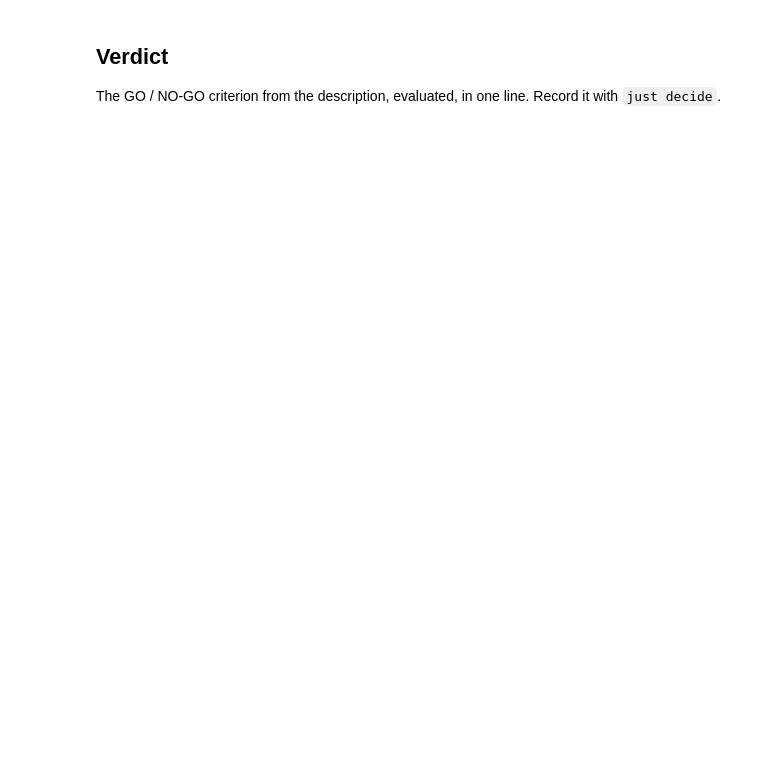
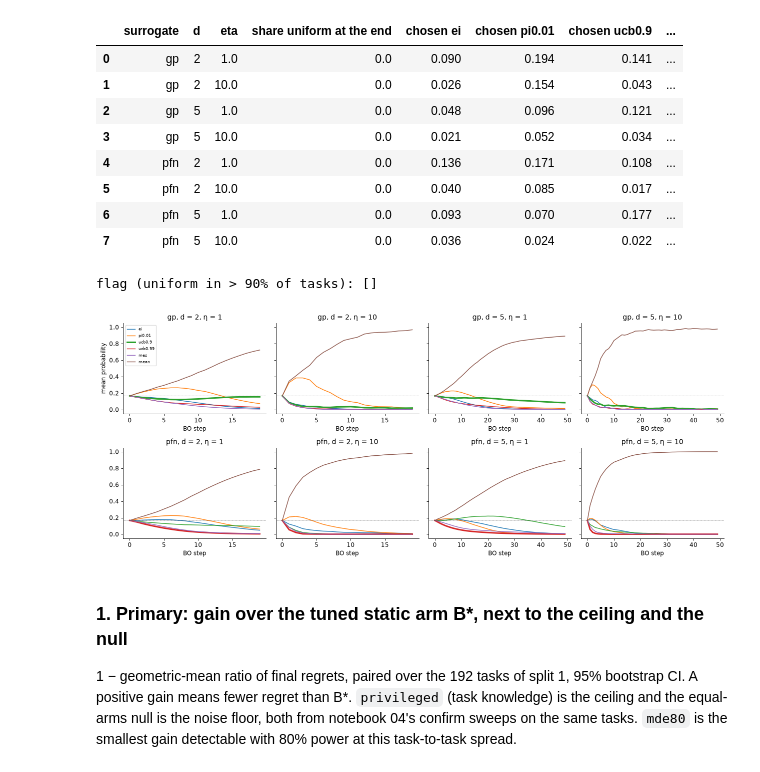
Before and after one commit to timruhkopf/anytime-acquisition, a Jupyter notebook: notebooks/05_2026-11-10_bbob_hedge.ipynb, the cells around one changed output. Drawn from its saved outputs; the diff is of its cells as text; code cells hidden in the pictures; blank space fills up the shorter version.

```diff
--- a/notebooks/05_2026-11-10_bbob_hedge.ipynb
+++ b/notebooks/05_2026-11-10_bbob_hedge.ipynb
@@ -75,7 +201,43 @@ show_header(snap)  # how it was run + configuration, generated from the snapshot
 # %%
-# Aggregates use DONE members only; n_failed / n_started / n_missing say what is not in them yet.
-summarize(snap.runs, "<metric>")
+HT = hsnap.table("hedge").merge(hsnap.runs[["member"]].assign(
+    d=column(hsnap, "task.d").values, surrogate=column(hsnap, "task.surrogate").values,
+    eta=column(hsnap, "task.hedge_eta").astype(float).values), on="member")
+members = HT.groupby(["surrogate", "d", "eta"]).size().index
+fig, axes = plt.subplots(2, 4, figsize=(15, 6), sharey=True)
+rows = []
+for ax, (s, d, eta) in zip(axes.ravel(), members):
+    h = HT[(HT.surrogate == s) & (HT.d == d) & (HT.eta == eta)]
+    for k, a in enumerate(ARMS):
+        m = h.groupby("step")[f"p/{a}"].mean()
+        ax.plot(m.index, m, color=f"C{k}", lw=2.5 if a == BSTAR[s] else 1.2, label=a)
+    ax.axhline(1 / 6, color="k", lw=0.5, ls=":")
+    ax.set(title=f"{s}, d = {d}, η = {eta:g}", xlabel="BO step")
+    last = h[h.step == h.step.max()]
+    P = last[[f"p/{a}" for a in ARMS]].to_numpy()
+    rows.append({"surrogate": s, "d": d, "eta": eta, "share uniform at the end": float((np.abs(P - 1 / 6) < 0.02).all(1).mean()),
+                 **{f"chosen {a}": float((h.chosen == a).mean()) for a in ARMS}})
+axes[0, 0].set_ylabel("mean probability")
+axes[0, 0].legend(fontsize=7)
+plt.tight_layout()
+CHECK = pd.DataFrame(rows)
+display(CHECK.round(3))
+print("flag (uniform in > 90% of tasks):", CHECK[CHECK["share uniform at the end"] > 0.9][["surrogate", "d", "eta"]].to_dict("records"))
+# %% [output]
+|  | surrogate | d | eta | share uniform at the end | chosen ei | chosen pi0.01 | chosen ucb0.9 | ... |
+| 0 | gp | 2 | 1.0 | 0.0 | 0.090 | 0.194 | 0.141 | ... |
+| 1 | gp | 2 | 10.0 | 0.0 | 0.026 | 0.154 | 0.043 | ... |
+| 2 | gp | 5 | 1.0 | 0.0 | 0.048 | 0.096 | 0.121 | ... |
+| 3 | gp | 5 | 10.0 | 0.0 | 0.021 | 0.052 | 0.034 | ... |
+| 4 | pfn | 2 | 1.0 | 0.0 | 0.136 | 0.171 | 0.108 | ... |
+| 5 | pfn | 2 | 10.0 | 0.0 | 0.040 | 0.085 | 0.017 | ... |
+| 6 | pfn | 5 | 1.0 | 0.0 | 0.093 | 0.070 | 0.177 | ... |
+| 7 | pfn | 5 | 10.0 | 0.0 | 0.036 | 0.024 | 0.022 | ... |
+flag (uniform in > 90% of tasks): []
+[figure, added]
 # %% [markdown]
-## Verdict
+### 1. Primary: gain over the tuned static arm B\*, next to the ceiling and the null
 
-The GO / NO-GO criterion from the description, evaluated, in one line. Record it with `just decide`.
+1 − geometric-mean ratio of final regrets, paired over the 192 tasks of split 1, 95% bootstrap CI. A
+positive gain means fewer regret than B\*. `privileged` (task knowledge) is the ceiling and the equal-arms
+null is the noise floor, both from notebook 04's confirm sweeps on the same tasks. `mde80` is the smallest gain
+detectable with 80% power at this task-to-task spread.
```
Also changed, not shown: parts of 9 cells of this notebook, 11 other files.
